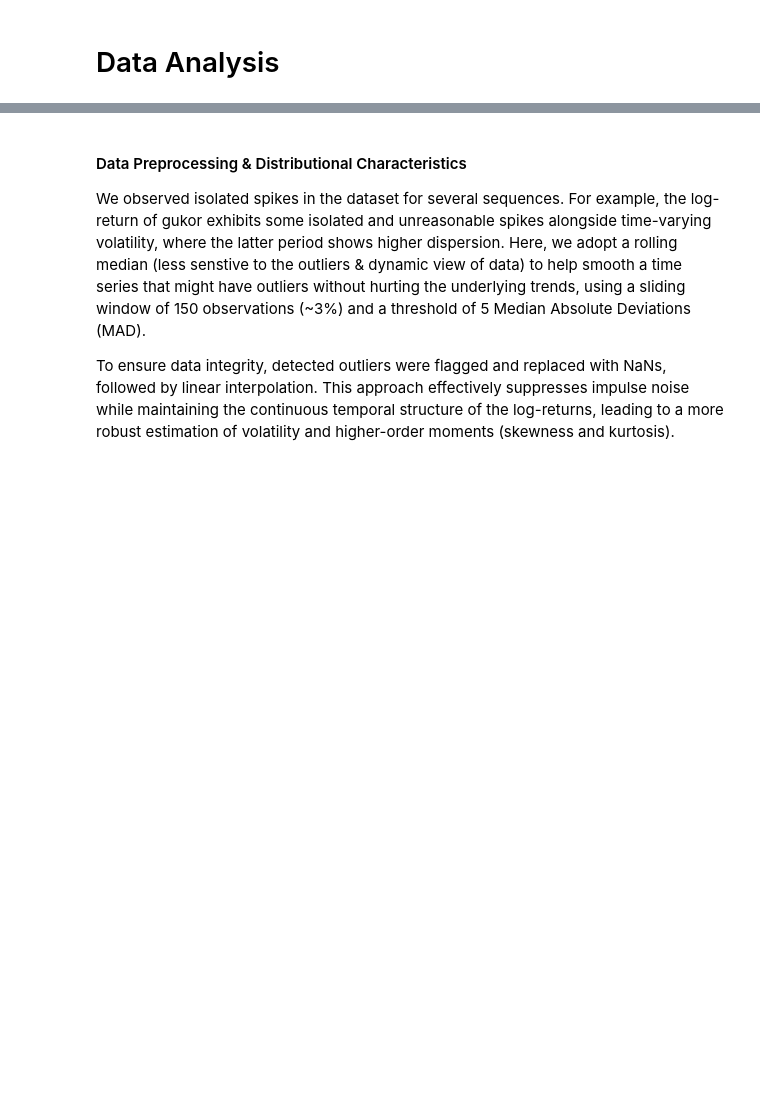
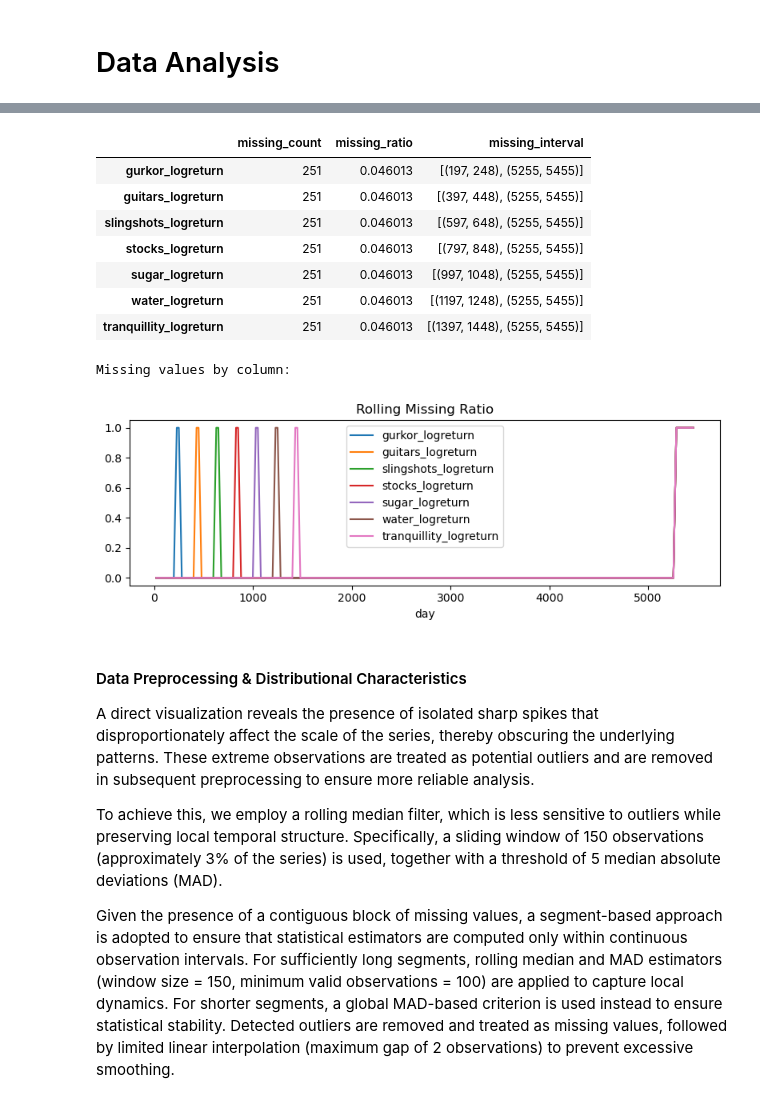
Before and after one commit to ericsangberg1/finanical-ts-analysis, a Jupyter notebook: data_analysis.ipynb, the cells around one changed output, grey strips where cells are left out. Cells and saved outputs as stored; diff of their text form; code cells hidden in the pictures; blank space fills up the shorter version.

```diff
--- a/data_analysis.ipynb
+++ b/data_analysis.ipynb
@@ -145,22 +169,3 @@ Rows: 5455, Columns: 8
 | 2 | 4 | -0.000863 | -0.002494 | -0.004165 | 0.001059 | -0.006318 | ... |
 | 3 | 5 | -0.002226 | 0.001446 | 0.000760 | 0.000477 | 0.002032 | ... |
 | 4 | 6 | 0.001485 | 0.004957 | 0.001895 | -0.001778 | 0.000000 | ... |
-# %%
-TEMPORAL_DIR = Path("Temporal_Analysis")
-Path.mkdir(CHART_DIR / TEMPORAL_DIR, exist_ok=True)
-
-# Line plots of raw log returns
-ncols = 2
-nrows = int(np.ceil(len(val_cols)/2))
-fig, axes = plt.subplots(nrows, ncols, figsize=(12, nrows*3), sharex=True)
-axes = axes.flatten()
-for i, col in enumerate(val_cols):
-    ax = axes[i]
-    ax.plot(df["day"], df[col], marker="o", linestyle="-", markersize=3)
-    ax.set_title(f"{col} Over Time")
-    ax.set_xlabel("Day")
-    ax.set_ylabel(col)
-
-fig.tight_layout()
-plt.show()
-# plt.close()
@@ -169,5 +178,39 @@ plt.show()
+# %%
+# Handling missing values
+df1 = df.set_index("day")
+
+# Mssing value analysis
+missing_counts = df1.isna().sum().sort_values(ascending=False)
+segments = pd.Series([get_missing(df1[col]) for col in df1.columns], index=missing_counts.index)
+display(pd.concat([missing_counts, missing_counts/len(df1), segments], axis=1, keys=["missing_count", "missing_ratio","missing_interval"]))
+print("Missing values by column:")
+
+plt.figure(figsize=(8, 3))
+for col in val_cols:
+    df1[col].isna().rolling(30, min_periods=20).mean().plot(label=col) # the percentage of missing values within the window, spotting trends in data loss
+plt.title(f"Rolling Missing Ratio")
+plt.legend()
+plt.tight_layout()
+plt.show()
+
+df_trunc = df1.loc[:5255]
+# df_trunc.isna().sum().sort_values(ascending=False)
+# %% [output]
+|  | missing_count | missing_ratio | missing_interval |
+| gurkor_logreturn | 251 | 0.046013 | [(197, 248), (5255, 5455)] |
+| guitars_logreturn | 251 | 0.046013 | [(397, 448), (5255, 5455)] |
+| slingshots_logreturn | 251 | 0.046013 | [(597, 648), (5255, 5455)] |
+| stocks_logreturn | 251 | 0.046013 | [(797, 848), (5255, 5455)] |
+| sugar_logreturn | 251 | 0.046013 | [(997, 1048), (5255, 5455)] |
+| water_logreturn | 251 | 0.046013 | [(1197, 1248), (5255, 5455)] |
+| tranquillity_logreturn | 251 | 0.046013 | [(1397, 1448), (5255, 5455)] |
+Missing values by column:
+[figure, added]
 # %% [markdown]
 #### Data Preprocessing & Distributional Characteristics
-We observed isolated spikes in the dataset for several sequences. For example, the log-return of gukor exhibits some isolated and unreasonable spikes alongside time-varying volatility, where the latter period shows higher dispersion. Here, we adopt a rolling median (less senstive to the outliers & dynamic view of data) to help smooth a time series that might have outliers without hurting the underlying trends, using a sliding window of 150 observations (~3%) and a threshold of 5 Median Absolute Deviations (MAD).
 
-To ensure data integrity, detected outliers were flagged and replaced with NaNs, followed by linear interpolation. This approach effectively suppresses impulse noise while maintaining the continuous temporal structure of the log-returns, leading to a more robust estimation of volatility and higher-order moments (skewness and kurtosis).
+A direct visualization reveals the presence of isolated sharp spikes that disproportionately affect the scale of the series, thereby obscuring the underlying patterns. These extreme observations are treated as potential outliers and are removed in subsequent preprocessing to ensure more reliable analysis.
+
+To achieve this, we employ a rolling median filter, which is less sensitive to outliers while preserving local temporal structure. Specifically, a sliding window of 150 observations (approximately 3% of the series) is used, together with a threshold of 5 median absolute deviations (MAD).
+
+Given the presence of a contiguous block of missing values, a segment-based approach is adopted to ensure that statistical estimators are computed only within continuous observation intervals. For sufficiently long segments, rolling median and MAD estimators (window size = 150, minimum valid observations = 100) are applied to capture local dynamics. For shorter segments, a global MAD-based criterion is used instead to ensure statistical stability. Detected outliers are removed and treated as missing values, followed by limited linear interpolation (maximum gap of 2 observations) to prevent excessive smoothing.
```
Also changed, not shown: parts of 29 cells of this notebook.
